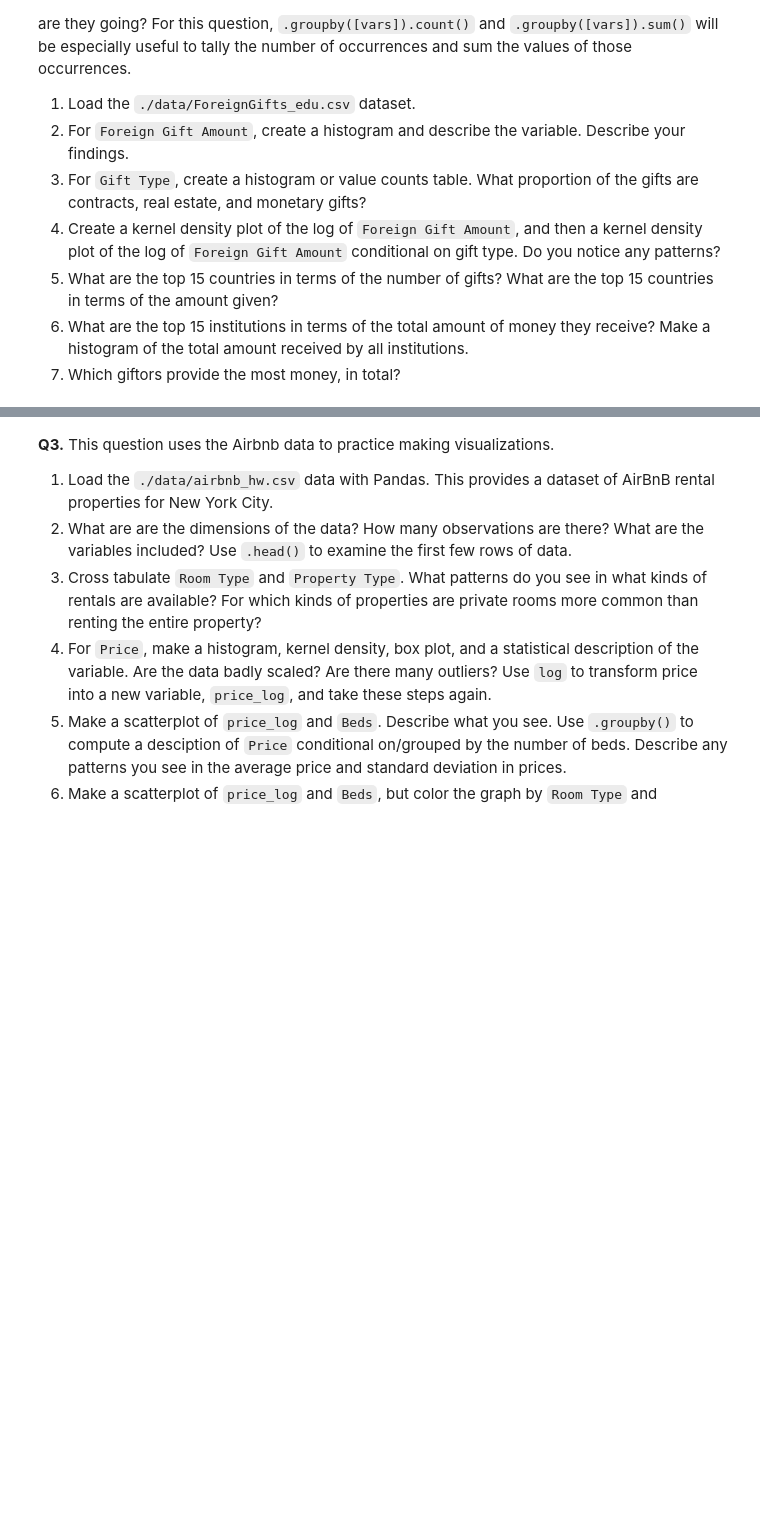
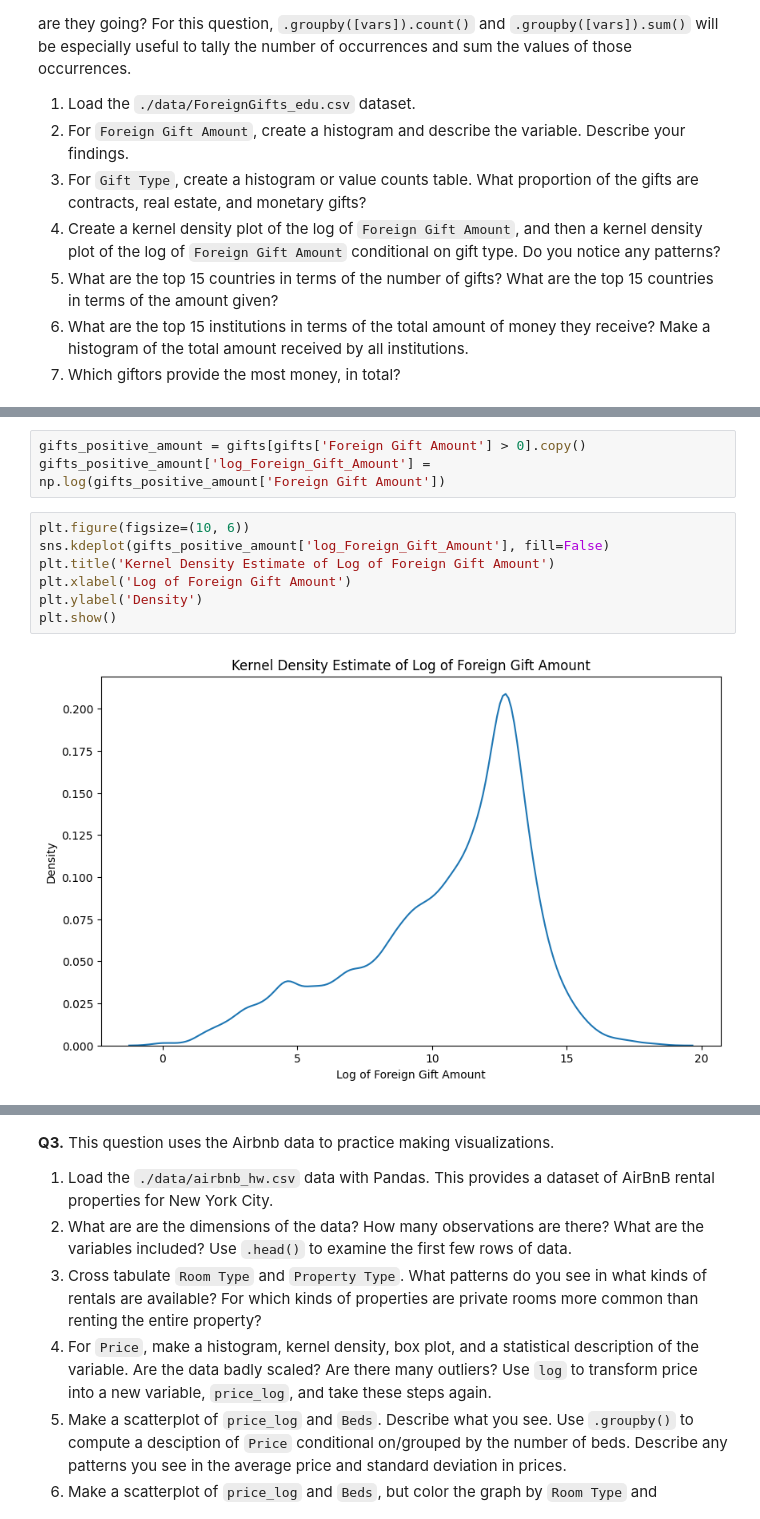
Before and after one commit to michaelhunter12/EDA, a Jupyter notebook: assignment/assignment.ipynb, the cells around one changed output, grey strips where cells are left out. Cells and saved outputs as stored; diff of their text form; blank space fills up the shorter version.

```diff
--- a/assignment/assignment.ipynb
+++ b/assignment/assignment.ipynb
@@ -42,0 +107,12 @@ It can be very helpful to understand some basic properties of these statistics.
+# %%
+gifts_positive_amount = gifts[gifts['Foreign Gift Amount'] > 0].copy()
+gifts_positive_amount['log_Foreign_Gift_Amount'] = np.log(gifts_positive_amount['Foreign Gift Amount'])
+# %%
+plt.figure(figsize=(10, 6))
+sns.kdeplot(gifts_positive_amount['log_Foreign_Gift_Amount'], fill=False)
+plt.title('Kernel Density Estimate of Log of Foreign Gift Amount')
+plt.xlabel('Log of Foreign Gift Amount')
+plt.ylabel('Density')
+plt.show()
+# %% [output]
+[figure, added]
```
Also changed, not shown: parts of 49 cells of this notebook.
